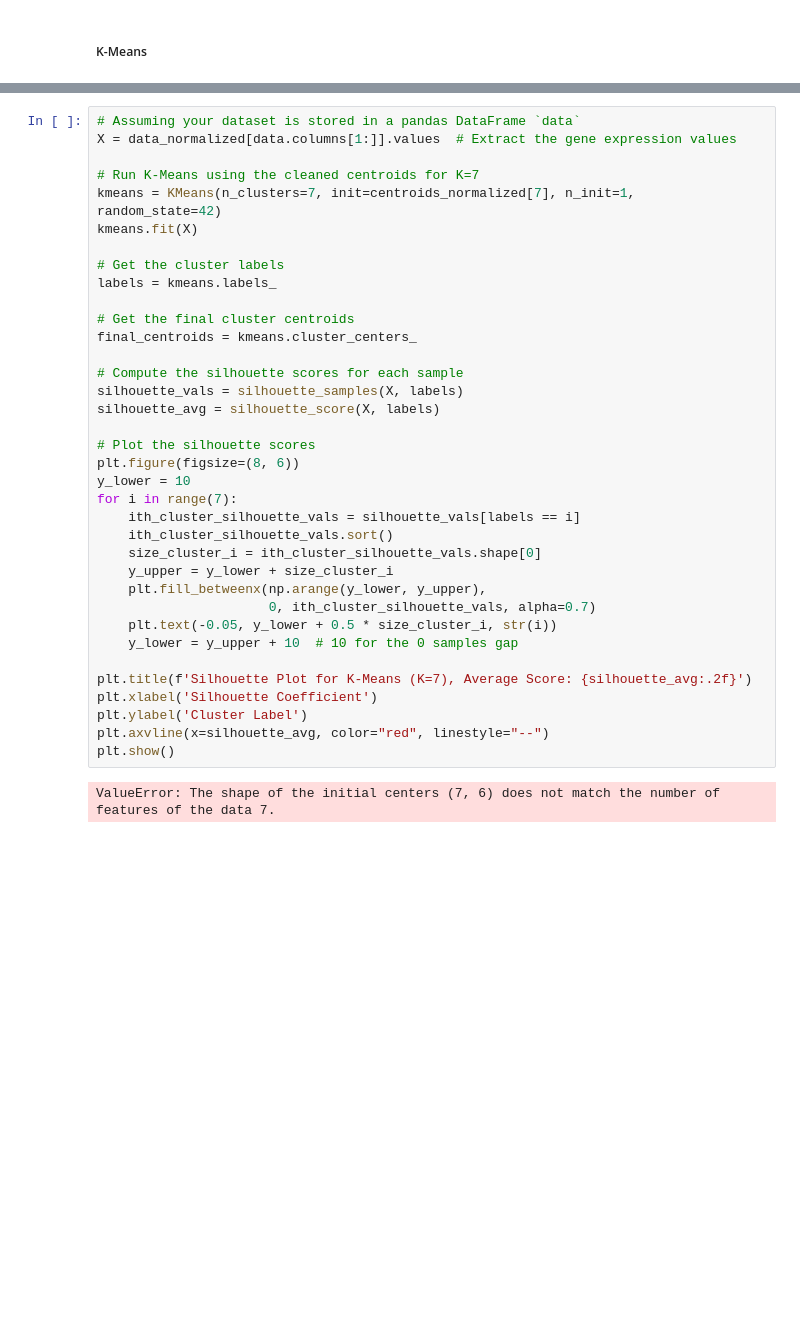
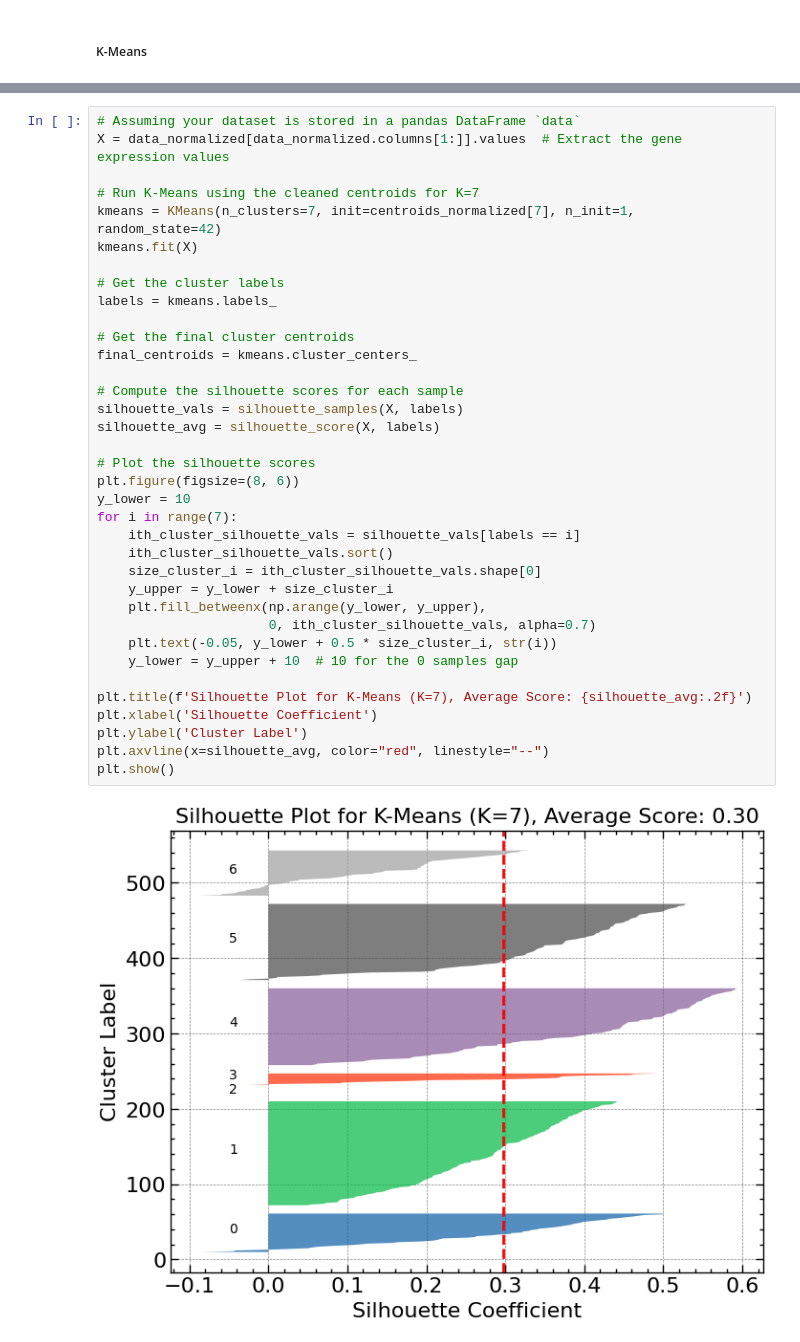
Before and after one commit to MarioPasc/complearn_projects, a Jupyter notebook: Clustering/code/k_means_clustering_sporulaton.ipynb, the cells around one changed output, grey strips where cells are left out. Drawn from its saved outputs; the diff is of its cells as text; blank space fills up the shorter version.

```diff
--- a/Clustering/code/k_means_clustering_sporulaton.ipynb
+++ b/Clustering/code/k_means_clustering_sporulaton.ipynb
@@ -515,6 +522,6 @@ results_normalized = kmeans_silhouette_analysis(data_normalized[data_normalized.
 # %%
 # Assuming your dataset is stored in a pandas DataFrame `data`
-X = data_normalized[data.columns[1:]].values  # Extract the gene expression values
+X = data_normalized[data_normalized.columns[1:]].values  # Extract the gene expression values
 
 # Run K-Means using the cleaned centroids for K=7
 kmeans = KMeans(n_clusters=7, init=centroids_normalized[7], n_init=1, random_state=42)
@@ -522,32 +529,32 @@ kmeans.fit(X)
 
 # Get the cluster labels
 labels = kmeans.labels_
 
 # Get the final cluster centroids
 final_centroids = kmeans.cluster_centers_
 
 # Compute the silhouette scores for each sample
 silhouette_vals = silhouette_samples(X, labels)
 silhouette_avg = silhouette_score(X, labels)
 
 # Plot the silhouette scores
 plt.figure(figsize=(8, 6))
 y_lower = 10
 for i in range(7):
     ith_cluster_silhouette_vals = silhouette_vals[labels == i]
     ith_cluster_silhouette_vals.sort()
     size_cluster_i = ith_cluster_silhouette_vals.shape[0]
     y_upper = y_lower + size_cluster_i
     plt.fill_betweenx(np.arange(y_lower, y_upper),
                       0, ith_cluster_silhouette_vals, alpha=0.7)
     plt.text(-0.05, y_lower + 0.5 * size_cluster_i, str(i))
     y_lower = y_upper + 10  # 10 for the 0 samples gap
 
 plt.title(f'Silhouette Plot for K-Means (K=7), Average Score: {silhouette_avg:.2f}')
 plt.xlabel('Silhouette Coefficient')
 plt.ylabel('Cluster Label')
 plt.axvline(x=silhouette_avg, color="red", linestyle="--")
 plt.show()
 # %% [output]
-ValueError: The shape of the initial centers (7, 6) does not match the number of features of the data 7.
+[figure, added]
 # %%
```
Also changed, not shown: parts of 3 cells of this notebook.
